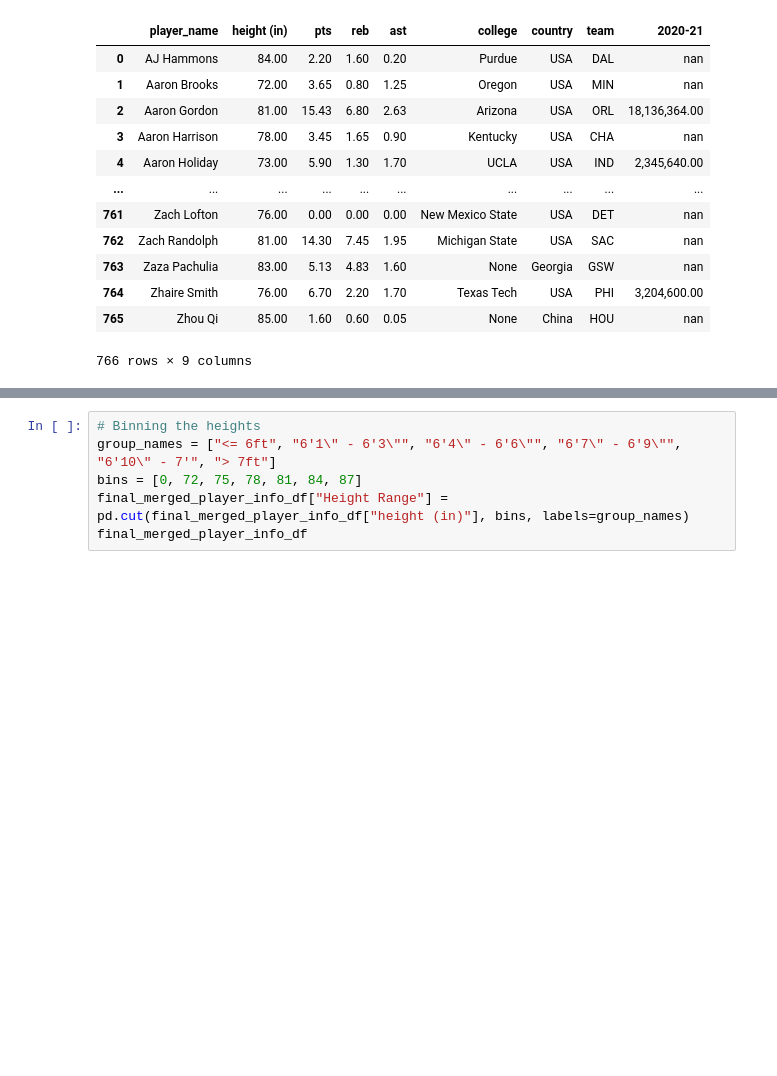
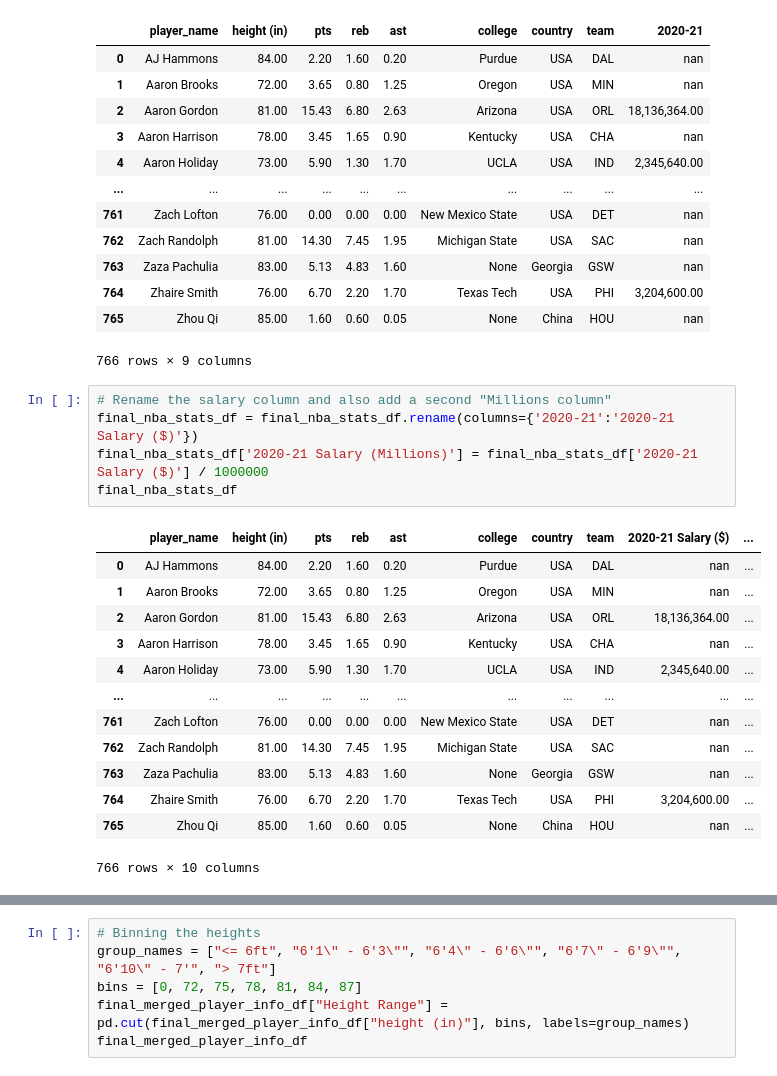
Before and after one commit to ic17rey/butler-groupA-project1, a Jupyter notebook: nba_height_project.ipynb, the cells around one changed output, grey strips where cells are left out. Cells and saved outputs as stored; diff of their text form; blank space fills up the shorter version.

```diff
--- a/nba_height_project.ipynb
+++ b/nba_height_project.ipynb
@@ -457,4 +457,23 @@ final_nba_stats_df
 | 764 | Zhaire Smith | 76.00 | 6.70 | 2.20 | 1.70 | Texas Tech | USA | PHI | 3,204,600.00 |
 | 765 | Zhou Qi | 85.00 | 1.60 | 0.60 | 0.05 | None | China | HOU | nan |
 766 rows × 9 columns
+# %%
+# Rename the salary column and also add a second "Millions column"
+final_nba_stats_df = final_nba_stats_df.rename(columns={'2020-21':'2020-21 Salary ($)'})
+final_nba_stats_df['2020-21 Salary (Millions)'] = final_nba_stats_df['2020-21 Salary ($)'] / 1000000
+final_nba_stats_df
+# %% [output]
+|  | player_name | height (in) | pts | reb | ast | college | country | team | 2020-21 Salary ($) | ... |
+| 0 | AJ Hammons | 84.00 | 2.20 | 1.60 | 0.20 | Purdue | USA | DAL | nan | ... |
+| 1 | Aaron Brooks | 72.00 | 3.65 | 0.80 | 1.25 | Oregon | USA | MIN | nan | ... |
+| 2 | Aaron Gordon | 81.00 | 15.43 | 6.80 | 2.63 | Arizona | USA | ORL | 18,136,364.00 | ... |
+| 3 | Aaron Harrison | 78.00 | 3.45 | 1.65 | 0.90 | Kentucky | USA | CHA | nan | ... |
+| 4 | Aaron Holiday | 73.00 | 5.90 | 1.30 | 1.70 | UCLA | USA | IND | 2,345,640.00 | ... |
+| ... | ... | ... | ... | ... | ... | ... | ... | ... | ... | ... |
+| 761 | Zach Lofton | 76.00 | 0.00 | 0.00 | 0.00 | New Mexico State | USA | DET | nan | ... |
+| 762 | Zach Randolph | 81.00 | 14.30 | 7.45 | 1.95 | Michigan State | USA | SAC | nan | ... |
+| 763 | Zaza Pachulia | 83.00 | 5.13 | 4.83 | 1.60 | None | Georgia | GSW | nan | ... |
+| 764 | Zhaire Smith | 76.00 | 6.70 | 2.20 | 1.70 | Texas Tech | USA | PHI | 3,204,600.00 | ... |
+| 765 | Zhou Qi | 85.00 | 1.60 | 0.60 | 0.05 | None | China | HOU | nan | ... |
+766 rows × 10 columns
 # %%
```
Also changed, not shown: parts of 4 cells of this notebook, 6 other files.
